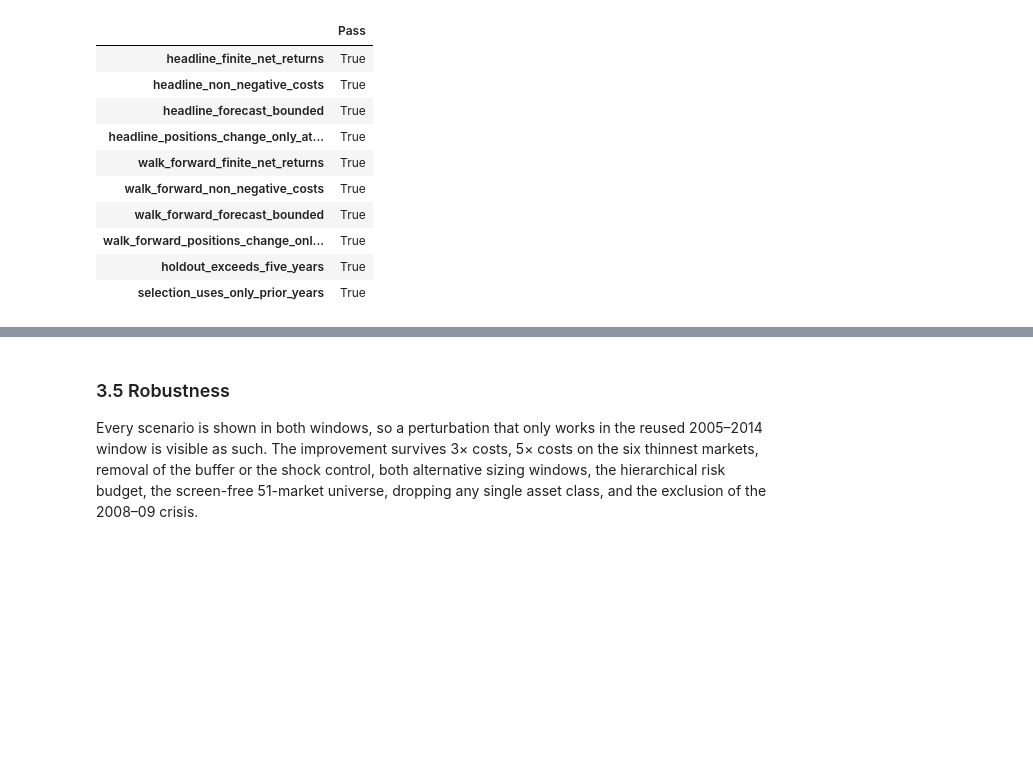
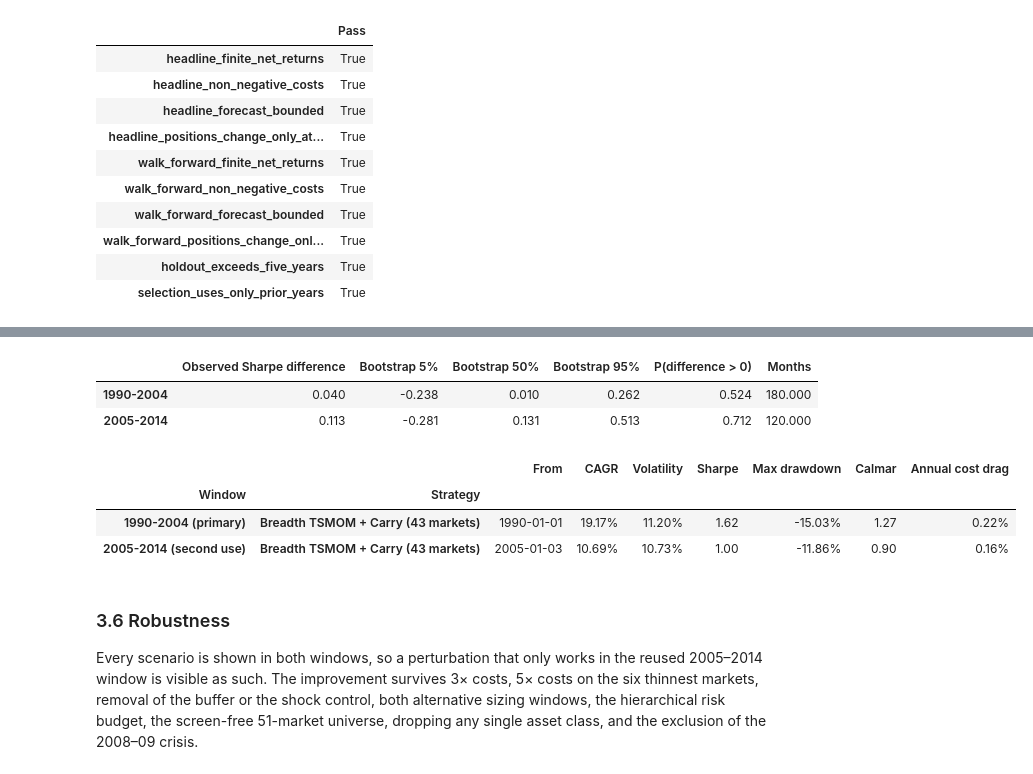
Before and after one commit to Manutd1234/Delta1_Trading_Strategy, a Jupyter notebook: DELTA1_Quant_Research.ipynb, the cells around one changed output, grey strips where cells are left out. Drawn from its saved outputs; the diff is of its cells as text; code cells hidden in the pictures; blank space fills up the shorter version.

```diff
--- a/DELTA1_Quant_Research.ipynb
+++ b/DELTA1_Quant_Research.ipynb
@@ -398,5 +434,22 @@ display(output.selection_sensitivity.style.format({
+# %%
+display(output.carry_increment.style.format("{:.3f}"))
+carry_rows = output.comparison.loc[
+    output.comparison.index.get_level_values("Strategy").str.contains("Carry")
+]
+display(carry_rows.style.format({
+    "CAGR": "{:.2%}", "Volatility": "{:.2%}", "Sharpe": "{:.2f}",
+    "Max drawdown": "{:.2%}", "Calmar": "{:.2f}", "Annual cost drag": "{:.2%}",
+}))
+# %% [output]
+|  | Observed Sharpe difference | Bootstrap 5% | Bootstrap 50% | Bootstrap 95% | P(difference > 0) | Months |
+| 1990-2004 | 0.040 | -0.238 | 0.010 | 0.262 | 0.524 | 180.000 |
+| 2005-2014 | 0.113 | -0.281 | 0.131 | 0.513 | 0.712 | 120.000 |
+|  |  | From | CAGR | Volatility | Sharpe | Max drawdown | Calmar | Annual cost drag |
+| Window | Strategy |  |  |  |  |  |  |  |
+| 1990-2004 (primary) | Breadth TSMOM + Carry (43 markets) | 1990-01-01 | 19.17% | 11.20% | 1.62 | -15.03% | 1.27 | 0.22% |
+| 2005-2014 (second use) | Breadth TSMOM + Carry (43 markets) | 2005-01-03 | 10.69% | 10.73% | 1.00 | -11.86% | 0.90 | 0.16% |
 # %% [markdown]
-### 3.5 Robustness
+### 3.6 Robustness
 
 Every scenario is shown in both windows, so a perturbation that only works in the reused
 2005–2014 window is visible as such. The improvement survives 3× costs, 5× costs on the
```
Also changed, not shown: parts of 19 cells of this notebook, 20 other files.
